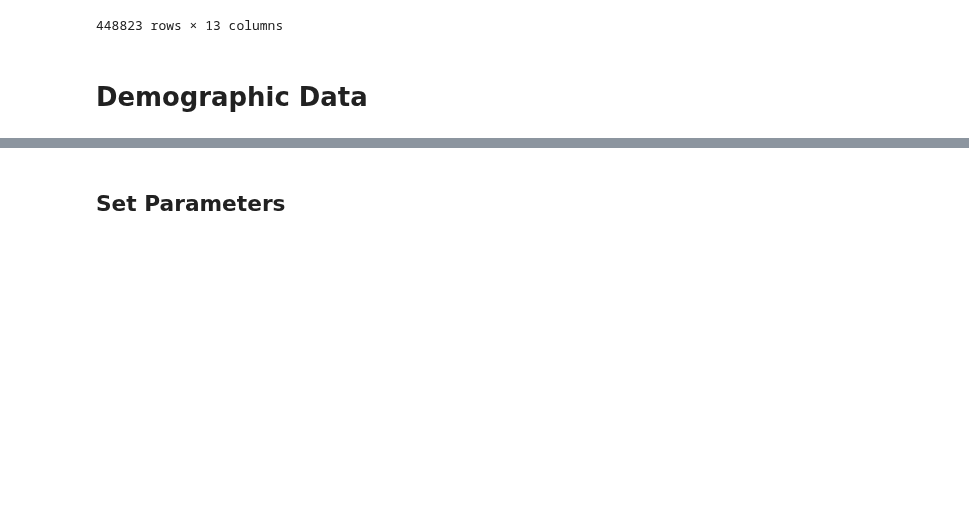
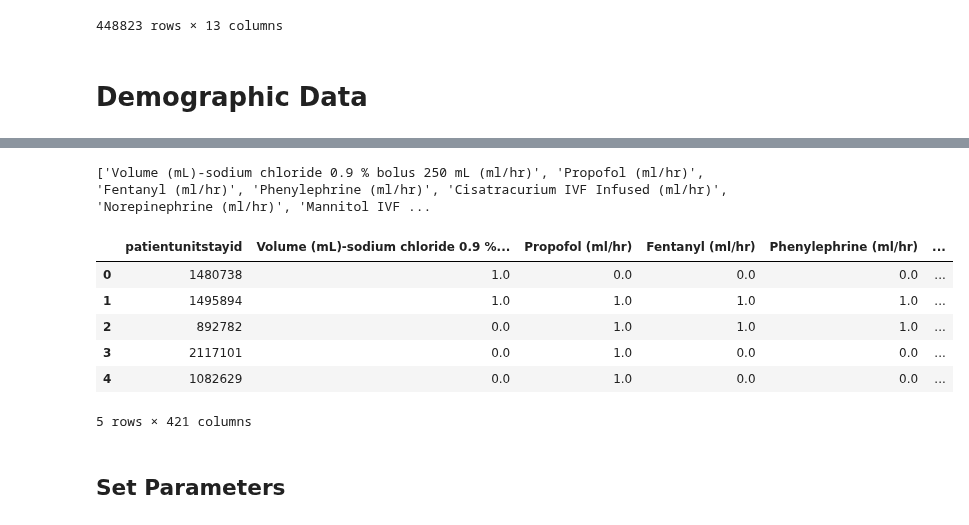
Before and after one commit to adit98/tbi, a Jupyter notebook: GCS_Modeling.ipynb, the cells around one changed output, grey strips where cells are left out. Drawn from its saved outputs; the diff is of its cells as text; code cells hidden in the pictures; blank space fills up the shorter version.

```diff
--- a/GCS_Modeling.ipynb
+++ b/GCS_Modeling.ipynb
@@ -191,3 +248,31 @@ sao2 = sao2.dropna()
+# %%
+infusiontypes = list(infusion_all['drugname'].drop_duplicates().dropna())
+print(infusiontypes)
+# %% [output]
+['Volume (mL)-sodium chloride 0.9 % bolus 250 mL (ml/hr)', 'Propofol (ml/hr)', 'Fentanyl (ml/hr)', 'Phenylephrine (ml/hr)', 'Cisatracurium IVF Infused (ml/hr)', 'Norepinephrine (ml/hr)', 'Mannitol IVF ...
+# %%
+# Getting table of indicator variables for each patient
+i = infusiontypes[0]
+infusiontypedata = infusion_all[infusion_all['drugname'] == i][['patientunitstayid']].drop_duplicates()
+indicator = np.ones((infusiontypedata.shape[0], 1))
+infusiontypedata[i] = indicator
+# print(np.isnan(medtypedata['drugstartoffset']).any())
+for i in infusiontypes[1:]:
+    infusiontypedata1 = infusion_all[infusion_all['drugname'] == i][['patientunitstayid']].drop_duplicates()
+    indicator = np.ones((infusiontypedata1.shape[0], 1))
+    infusiontypedata1[i] = indicator
+    infusiontypedata = infusiontypedata.merge(infusiontypedata1, how='outer', on='patientunitstayid')
+# %%
+infusiontypedata = infusiontypedata.fillna(0)
+infusiontypedata.head()
+# %% [output]
+|  | patientunitstayid | Volume (mL)-sodium chloride 0.9 %... | Propofol (ml/hr) | Fentanyl (ml/hr) | Phenylephrine (ml/hr) | ... |
+| 0 | 1480738 | 1.0 | 0.0 | 0.0 | 0.0 | ... |
+| 1 | 1495894 | 1.0 | 1.0 | 1.0 | 1.0 | ... |
+| 2 | 892782 | 0.0 | 1.0 | 1.0 | 1.0 | ... |
+| 3 | 2117101 | 0.0 | 1.0 | 0.0 | 0.0 | ... |
+| 4 | 1082629 | 0.0 | 1.0 | 0.0 | 0.0 | ... |
+5 rows × 421 columns
 # %% [markdown]
 ## Set Parameters
 # %%
```
Also changed, not shown: parts of 10 cells of this notebook.
